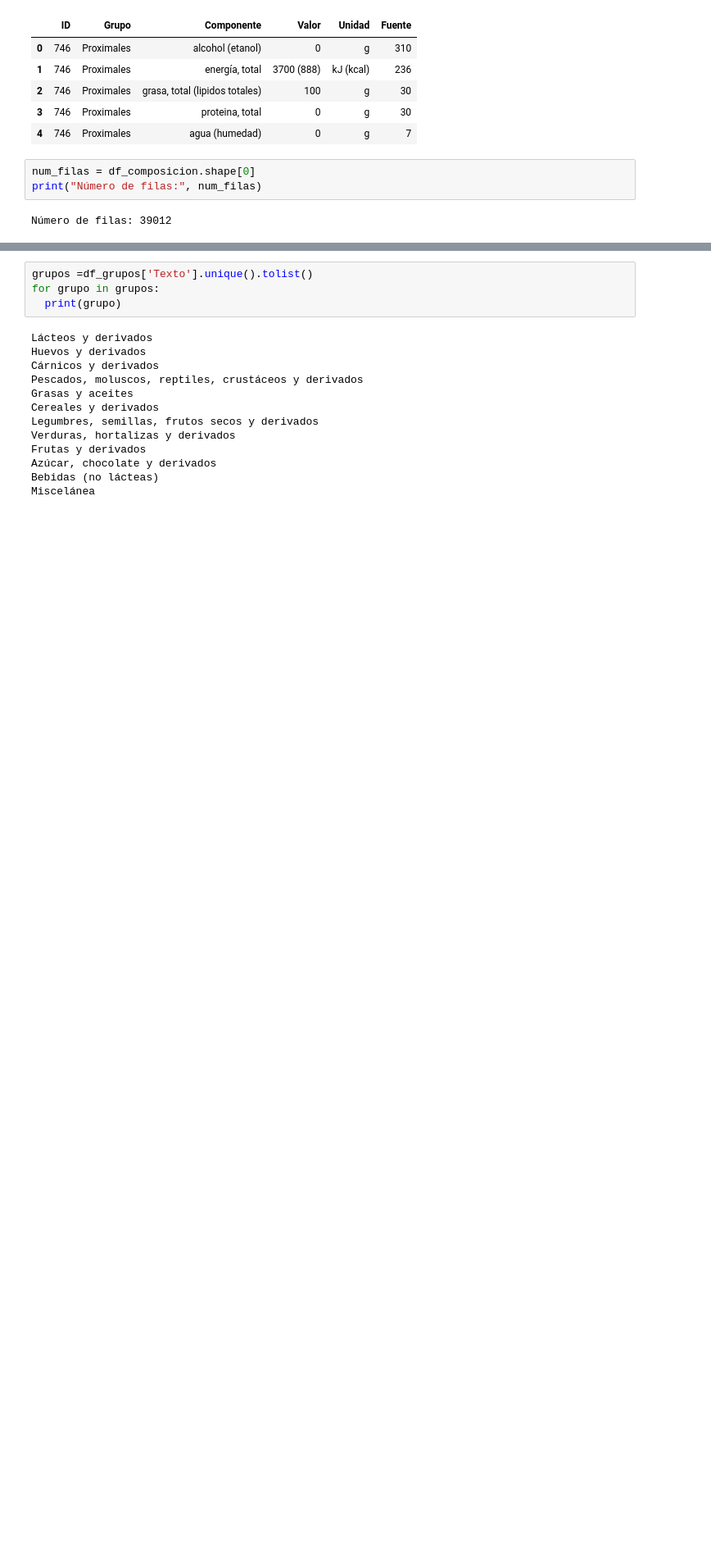
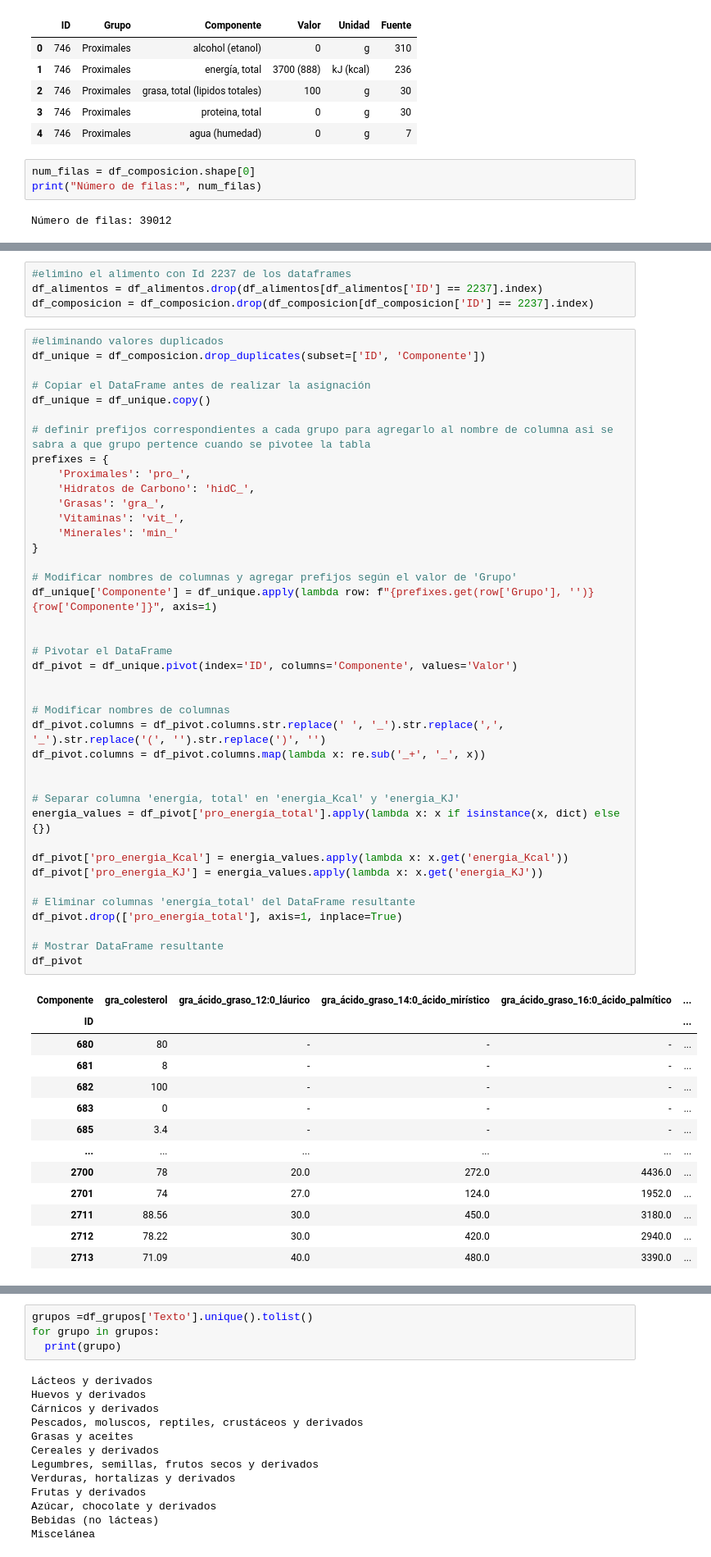
Before and after one commit to joampc/TFM2023, a Jupyter notebook: notebooks/Food_processing.ipynb, the cells around one changed output, grey strips where cells are left out. Shown at 82% size. Drawn from its saved outputs; the diff is of its cells as text; blank space fills up the shorter version.

```diff
--- a/notebooks/Food_processing.ipynb
+++ b/notebooks/Food_processing.ipynb
@@ -80,0 +242,58 @@ Número de filas: 39012
+# %%
+#elimino el alimento con Id 2237 de los dataframes
+df_alimentos = df_alimentos.drop(df_alimentos[df_alimentos['ID'] == 2237].index)
+df_composicion = df_composicion.drop(df_composicion[df_composicion['ID'] == 2237].index)
+# %%
+#eliminando valores duplicados
+df_unique = df_composicion.drop_duplicates(subset=['ID', 'Componente'])
+
+# Copiar el DataFrame antes de realizar la asignación
+df_unique = df_unique.copy()
+
+# definir prefijos correspondientes a cada grupo para agregarlo al nombre de columna asi se sabra a que grupo pertence cuando se pivotee la tabla
+prefixes = {
+    'Proximales': 'pro_',
+    'Hidratos de Carbono': 'hidC_',
+    'Grasas': 'gra_',
+    'Vitaminas': 'vit_',
+    'Minerales': 'min_'
+}
+
+# Modificar nombres de columnas y agregar prefijos según el valor de 'Grupo'
+df_unique['Componente'] = df_unique.apply(lambda row: f"{prefixes.get(row['Grupo'], '')}{row['Componente']}", axis=1)
+
+
+# Pivotar el DataFrame
+df_pivot = df_unique.pivot(index='ID', columns='Componente', values='Valor')
+
+
+# Modificar nombres de columnas
+df_pivot.columns = df_pivot.columns.str.replace(' ', '_').str.replace(',', '_').str.replace('(', '').str.replace(')', '')
+df_pivot.columns = df_pivot.columns.map(lambda x: re.sub('_+', '_', x))
+
+
+# Separar columna 'energía, total' en 'energia_Kcal' y 'energia_KJ'
+energia_values = df_pivot['pro_energía_total'].apply(lambda x: x if isinstance(x, dict) else {})
+
+df_pivot['pro_energia_Kcal'] = energia_values.apply(lambda x: x.get('energia_Kcal'))
+df_pivot['pro_energia_KJ'] = energia_values.apply(lambda x: x.get('energia_KJ'))
+
+# Eliminar columnas 'energía_total' del DataFrame resultante
+df_pivot.drop(['pro_energía_total'], axis=1, inplace=True)
+
+# Mostrar DataFrame resultante
+df_pivot
+# %% [output]
+| Componente | gra_colesterol | gra_ácido_graso_12:0_láurico | gra_ácido_graso_14:0_ácido_mirístico | gra_ácido_graso_16:0_ácido_palmítico | ... |
+| ID |  |  |  |  | ... |
+| 680 | 80 | - | - | - | ... |
+| 681 | 8 | - | - | - | ... |
+| 682 | 100 | - | - | - | ... |
+| 683 | 0 | - | - | - | ... |
+| 685 | 3.4 | - | - | - | ... |
+| ... | ... | ... | ... | ... | ... |
+| 2700 | 78 | 20.0 | 272.0 | 4436.0 | ... |
+| 2701 | 74 | 27.0 | 124.0 | 1952.0 | ... |
+| 2711 | 88.56 | 30.0 | 450.0 | 3180.0 | ... |
+| 2712 | 78.22 | 30.0 | 420.0 | 2940.0 | ... |
+| 2713 | 71.09 | 40.0 | 480.0 | 3390.0 | ... |
```
Also changed, not shown: parts of 19 cells of this notebook.
